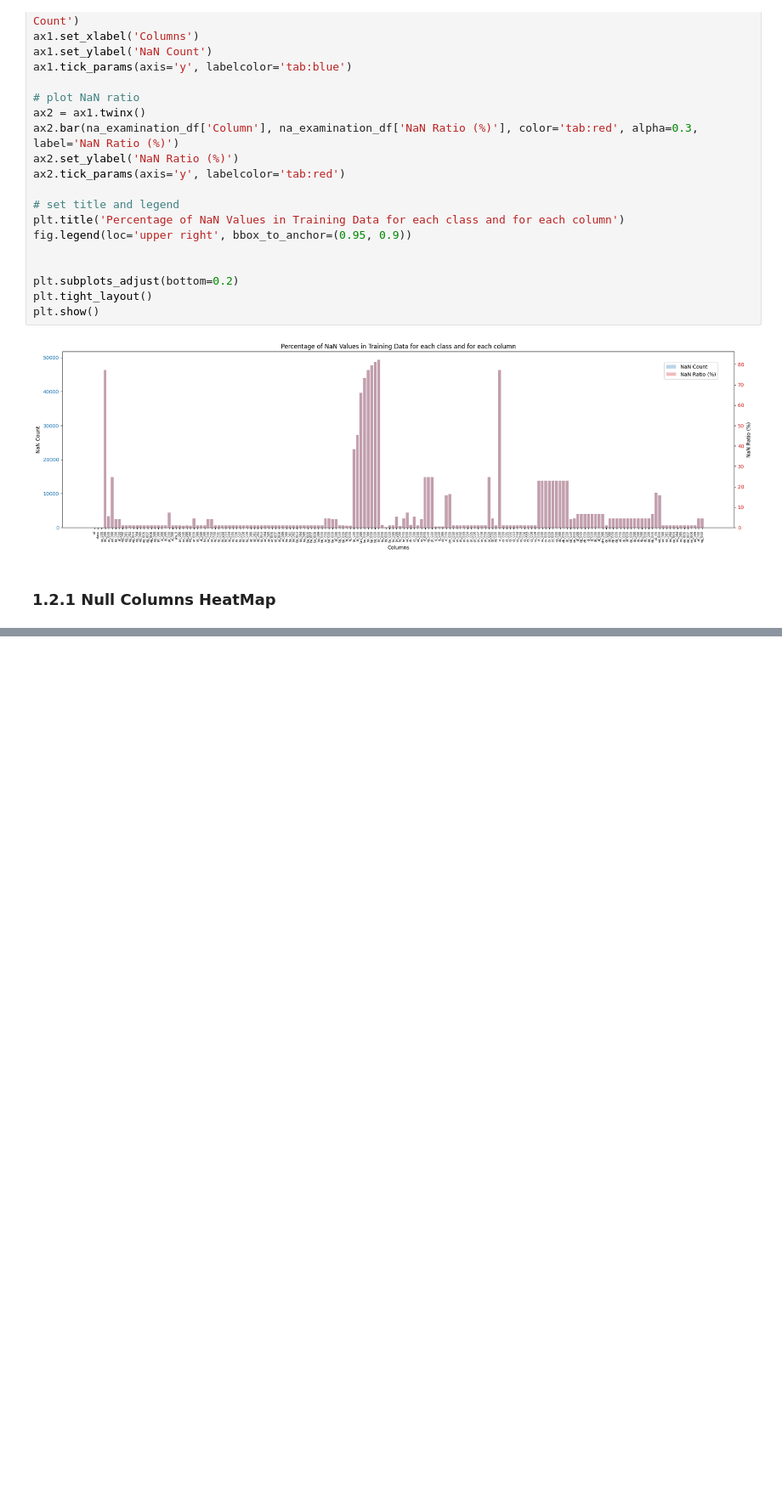
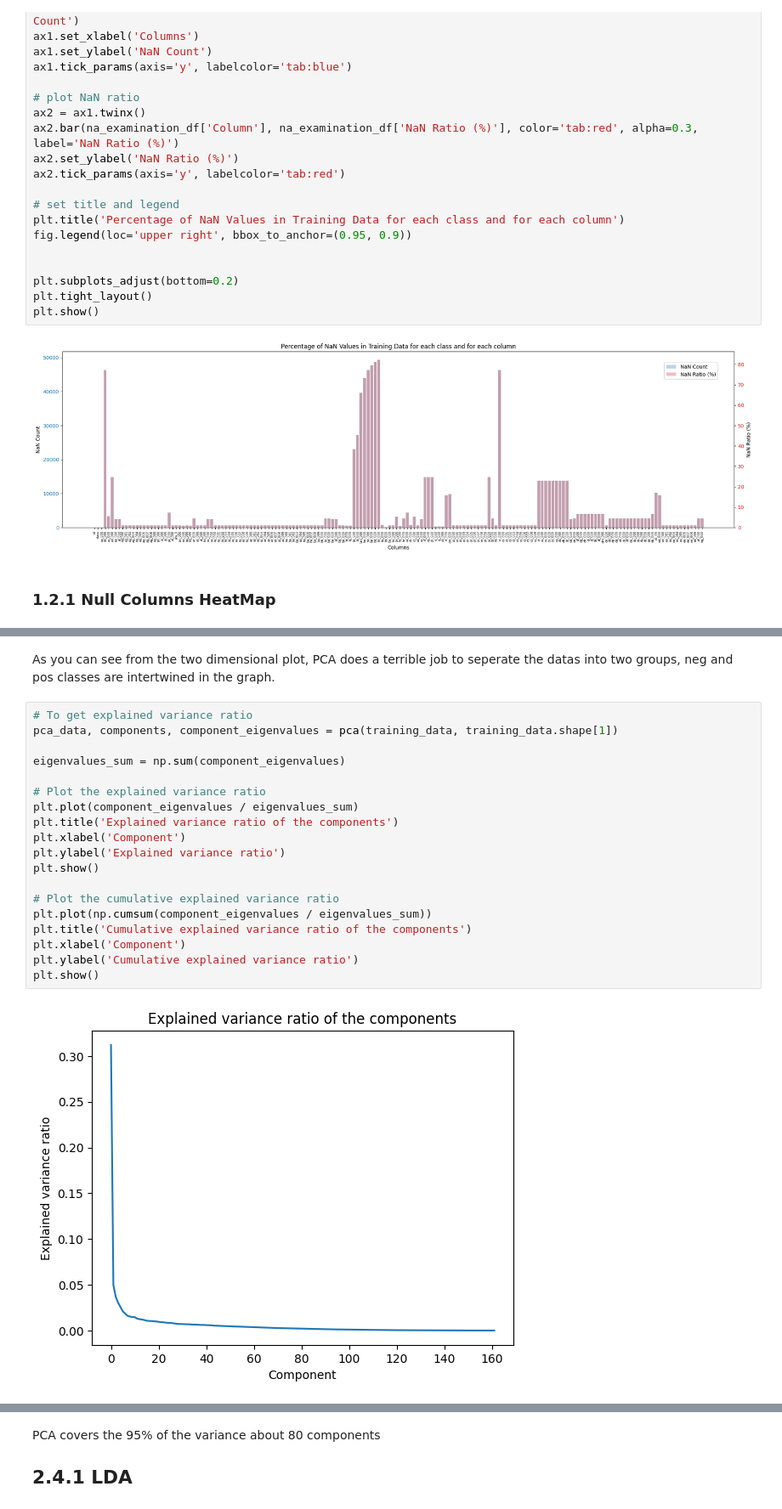
Before and after one commit to lfd-team2/lfd_team2_project, a Jupyter notebook: project.ipynb, the cells around one changed output, grey strips where cells are left out. Shown at 85% size. Cells and saved outputs as stored; diff of their text form; blank space fills up the shorter version.

```diff
--- a/project.ipynb
+++ b/project.ipynb
@@ -152,0 +391,23 @@ plt.show()
+# %% [markdown]
+As you can see from the two dimensional plot, PCA does a terrible job to seperate the datas into two groups, neg and pos classes are intertwined in the graph.
+# %%
+# To get explained variance ratio
+pca_data, components, component_eigenvalues = pca(training_data, training_data.shape[1])
+
+eigenvalues_sum = np.sum(component_eigenvalues)
+
+# Plot the explained variance ratio
+plt.plot(component_eigenvalues / eigenvalues_sum)
+plt.title('Explained variance ratio of the components')
+plt.xlabel('Component')
+plt.ylabel('Explained variance ratio')
+plt.show()
+
+# Plot the cumulative explained variance ratio
+plt.plot(np.cumsum(component_eigenvalues / eigenvalues_sum))
+plt.title('Cumulative explained variance ratio of the components')
+plt.xlabel('Component')
+plt.ylabel('Cumulative explained variance ratio')
+plt.show()
+# %% [output]
+[figure, added]
@@ -152,0 +415,4 @@ plt.show()
+# %% [markdown]
+PCA covers the 95% of the variance about 80 components
+
+## 2.4.1 LDA
```
Also changed, not shown: parts of 21 cells of this notebook, 2 other files.
